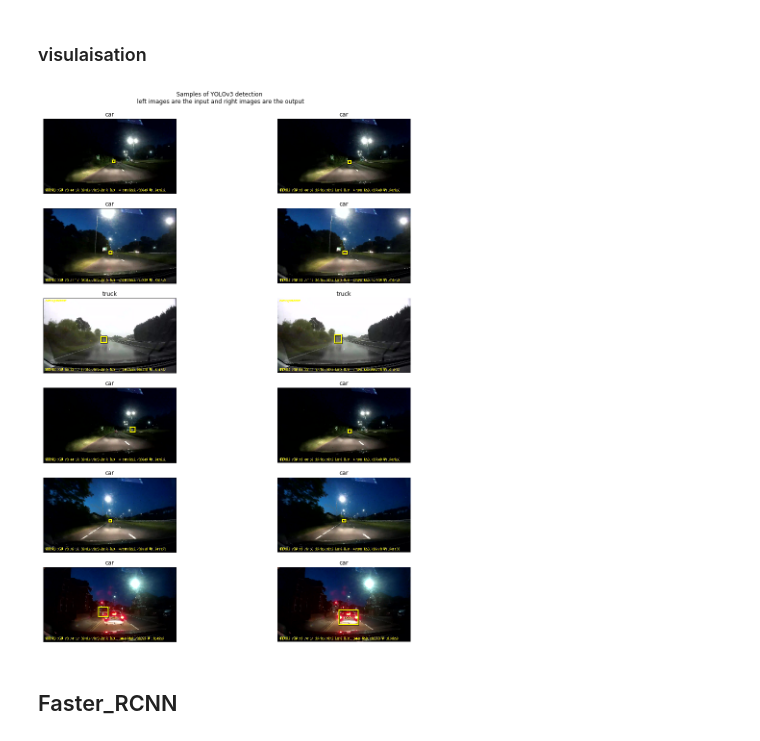
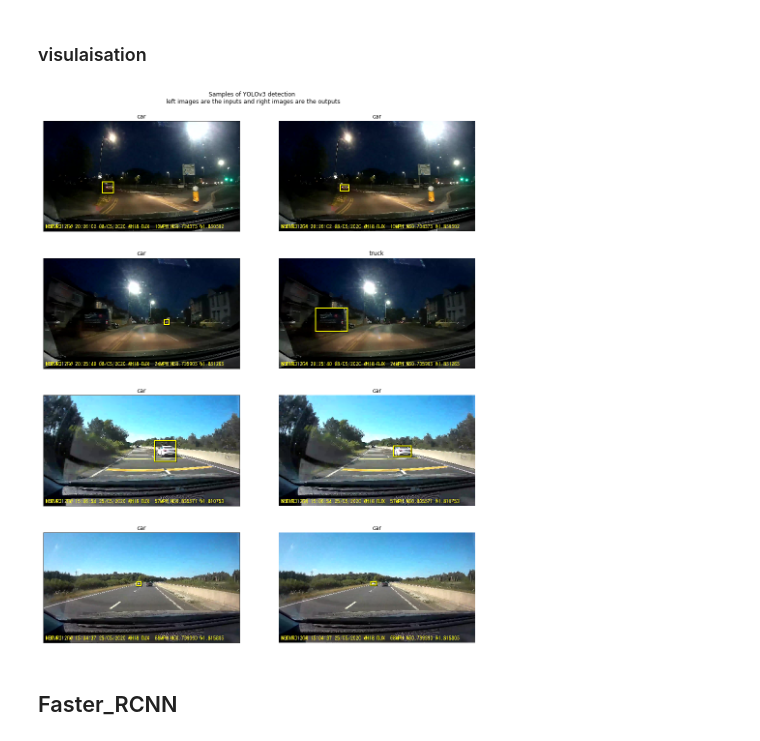
Before and after one commit to ehsantaati/ObjectDetection_Compare_BU, a Jupyter notebook: Final_report2ndDraft.ipynb, the cells around one changed output. Saved outputs shown, nothing was run; the diff lists cells and outputs as text; code cells hidden in the pictures.

```diff
--- a/Final_report2ndDraft.ipynb
+++ b/Final_report2ndDraft.ipynb
@@ -191,7 +191,7 @@ Darknet(
   )
 )
 # %%
-def YOLO_pred(img_idx):
+def YOLO_pred(img_idx,root_dir='../Frames/'):
     img_path = os.path.join(root_dir,frames_list.iloc[img_idx,0])
 
     img = PIL.Image.open(img_path)
@@ -465,7 +465,7 @@ Yolo_stats
 ### visulaisation
 # %%
 # to show predicted bounding boxes
-def show_pred(img_idx,detections,img_size =416,ax=None,root_dir='../Frames/'):
+def show_pred_Yolo(img_idx,detections,img_size =416,ax=None,root_dir='../Frames/'):
     img_path = os.path.join(root_dir,frames_list.iloc[img_idx,0])
     img = PIL.Image.open(img_path)
     img = np.array(img)
@@ -484,23 +484,23 @@ def show_pred(img_idx,detections,img_size =416,ax=None,root_dir='../Frames/'):
 # %%
 #ix = [random.randrange(0,frames_list.shape[0]) for i in range(6)]
 
-ix = random.sample(detected_idx, 6)
+ix = random.sample(detected_idx, 4)
 fig,ax = plt.subplots(len(ix),2,figsize=(16,20))
 ttl = fig.suptitle(f'Samples of YOLOv3 detection\n left images are the inputs and right images are the outputs')
 ttl.set_position([.5, .92])
 for i in tqdm(ix):
     # showing the input bbox
     lbl,bbox = bbox_inp(i)
 
     show_inp(i,lbl=lbl,bbox=bbox,ax=ax[ix.index(i),0])
     # showing the predicted bbox
 
     detections = YOLO_pred(i)[0]
     ax[ix.index(i),1].axis('off')
     if detections is not None:
-        show_pred(i,detections=detections,ax=ax[ix.index(i),1])
+        show_pred_Yolo(i,detections=detections,ax=ax[ix.index(i),1])
 # %% [output]
-[figure, old version]
+[figure, new version]
 # %% [markdown]
 ## Faster_RCNN
 # %%
```
Also changed, not shown: parts of 17 cells of this notebook.
